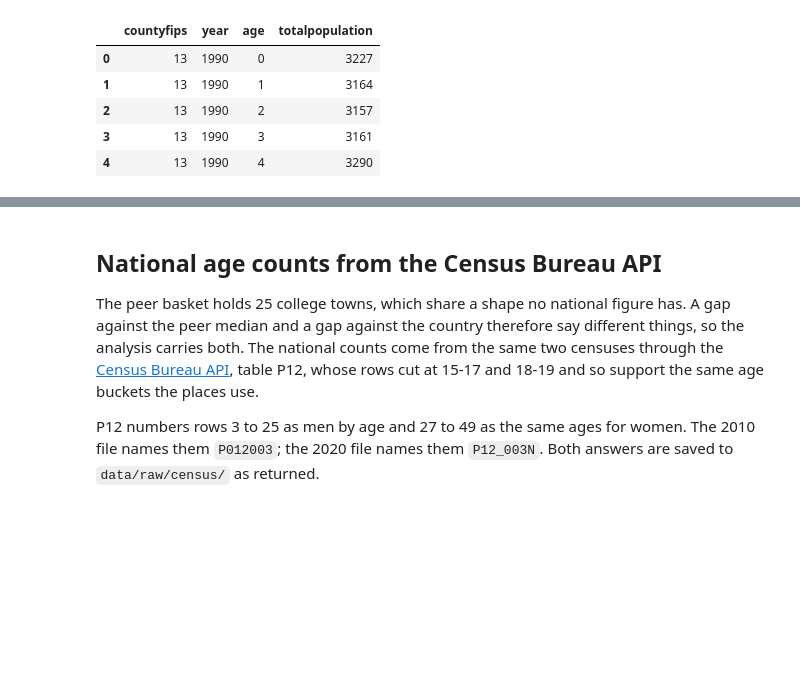
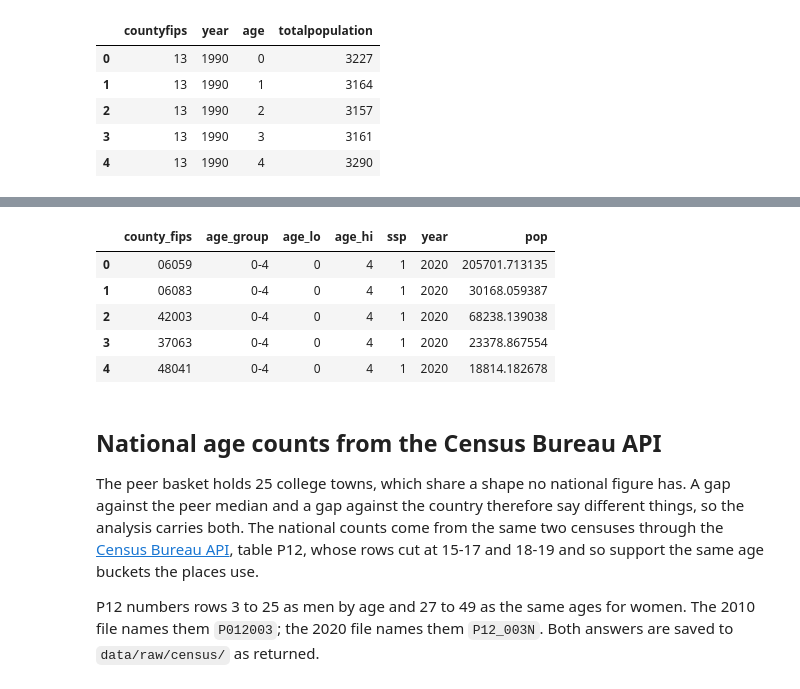
Before and after one commit to brianckeegan/charting-boulder, a Jupyter notebook: 2026-09-bvsd/bvsd-retrieval.ipynb, the cells around one changed output, grey strips where cells are left out. Cells and saved outputs as stored; diff of their text form; code cells hidden in the pictures; blank space fills up the shorter version.

```diff
--- a/2026-09-bvsd/bvsd-retrieval.ipynb
+++ b/2026-09-bvsd/bvsd-retrieval.ipynb
@@ -354,0 +380,76 @@ data/processed/sdo-households-bvsd.csv             2,050 rows x 5 cols   househo
+# %%
+SEDAC = RAW / 'sedac'
+# SEDAC age group -> (file stem, age_lo, age_hi). Eighteen groups, tiling 0 to 85+.
+SEDAC_AGE_GROUPS = {
+    '0-4': ('0_4', 0, 4), '5-9': ('5_9', 5, 9), '10-14': ('10_14', 10, 14),
+    '15-19': ('15_19', 15, 19), '20-24': ('20_24', 20, 24), '25-29': ('25_29', 25, 29),
+    '30-34': ('30_34', 30, 34), '35-39': ('35_39', 35, 39), '40-44': ('40_44', 40, 44),
+    '45-49': ('45_49', 45, 49), '50-54': ('50_54', 50, 54), '55-59': ('55_59', 55, 59),
+    '60-64': ('60_64', 60, 64), '65-69': ('65_69', 65, 69), '70-74': ('70_74', 70, 74),
+    '75-79': ('75_79', 75, 79), '80-84': ('80_84', 80, 84), '85+': ('85_over', 85, 999)}
+SSP_SCENARIOS = [1, 2, 3, 4, 5]
+SEDAC_YEARS = list(range(2020, 2105, 5))
+SEDAC_VALUE_COLS = [f'ssp{ssp}{year}' for year in SEDAC_YEARS for ssp in SSP_SCENARIOS]
+
+# Boulder County, the 25 peer counties, and Broomfield, which BVSD also spans
+BVSD_COUNTY_FIPS = {'08013', '08014'}
+basket_county_s = places_df.loc[(places_df['tier'] == 2) | (places_df['name'] == 'Boulder'),
+                                'county_fips']
+SEDAC_KEEP = set(basket_county_s) | BVSD_COUNTY_FIPS
+
+def read_sedac_age_file(label):
+    stem, age_lo, age_hi = SEDAC_AGE_GROUPS[label]
+    frame = pd.read_excel(SEDAC / f'hauer_county_{stem}_pop_SSPs.xlsx',
+                          usecols=['GEOID10', 'geoid'] + SEDAC_VALUE_COLS)
+    # 86 rows carry a null geoid and all-zero values: Puerto Rico, three Alaska areas and a
+    # handful the 2010 shapefile could not match. They are dropped, not zero-filled.
+    unmatched_df = frame[frame['geoid'].isna()]
+    assert (unmatched_df[SEDAC_VALUE_COLS].to_numpy() == 0).all(), f'{label}: unmatched row is not empty'
+    frame = frame[frame['geoid'].notna()].copy()
+    frame['county_fips'] = frame['GEOID10'].astype(int).astype(str).str.zfill(5)
+    assert frame['county_fips'].is_unique, f'{label}: duplicate county'
+    long_df = frame.melt(id_vars='county_fips', value_vars=SEDAC_VALUE_COLS,
+                         var_name='var', value_name='pop')
+    long_df['ssp'] = long_df['var'].str[3].astype(int)
+    long_df['year'] = long_df['var'].str[4:].astype(int)
+    long_df = long_df.assign(age_group=label, age_lo=age_lo, age_hi=age_hi)
+    return long_df, len(unmatched_df), frame['county_fips'].nunique()
+
+sedac_county_l, sedac_national_l, unmatched_n, county_n = [], [], set(), set()
+for label in SEDAC_AGE_GROUPS:
+    long_df, n_unmatched, n_counties = read_sedac_age_file(label)
+    unmatched_n.add(n_unmatched); county_n.add(n_counties)
+    sedac_national_l.append(long_df.groupby(['age_group', 'age_lo', 'age_hi', 'ssp', 'year'],
+                                            as_index=False)['pop'].sum())
+    sedac_county_l.append(long_df.loc[long_df['county_fips'].isin(SEDAC_KEEP),
+                                      ['county_fips', 'age_group', 'age_lo', 'age_hi',
+                                       'ssp', 'year', 'pop']])
+
+sedac_county_df = pd.concat(sedac_county_l, ignore_index=True)
+sedac_national_df = pd.concat(sedac_national_l, ignore_index=True)
+for frame in (sedac_county_df, sedac_national_df):
+    frame.sort_values(['ssp', 'year', 'age_lo'], inplace=True, kind='stable')
+    frame.reset_index(drop=True, inplace=True)
+
+# Integrity checks
+expected_cells = len(SEDAC_AGE_GROUPS) * len(SSP_SCENARIOS) * len(SEDAC_YEARS)
+assert len(county_n) == 1 and len(unmatched_n) == 1, 'the age files disagree on their county list'
+assert set(sedac_county_df['county_fips']) == SEDAC_KEEP, 'a basket county is missing'
+assert len(sedac_county_df) == len(SEDAC_KEEP) * expected_cells, 'county row count is wrong'
+assert len(sedac_national_df) == expected_cells, 'national row count is wrong'
+for name, frame in [('county', sedac_county_df), ('national', sedac_national_df)]:
+    assert frame['pop'].gt(0).all(), f'{name}: non-positive population'
+    assert set(frame['ssp']) == set(SSP_SCENARIOS), f'{name}: missing a scenario'
+    assert set(frame['year']) == set(SEDAC_YEARS), f'{name}: missing a year'
+# The eighteen groups must tile without a gap or an overlap
+edges_l = sorted((lo, hi) for _, lo, hi in SEDAC_AGE_GROUPS.values())
+assert edges_l[0][0] == 0 and all(b[0] == a[1] + 1 for a, b in zip(edges_l, edges_l[1:])),     'the SEDAC age groups do not tile'
+
+print(f'{county_n.pop():,} counties in each file, {unmatched_n.pop()} unmatched rows dropped')
+print(f'{len(SEDAC_AGE_GROUPS)} age groups x {len(SSP_SCENARIOS)} scenarios x '
+      f'{len(SEDAC_YEARS)} years, {SEDAC_YEARS[0]}-{SEDAC_YEARS[-1]}')
+print(f'kept {len(SEDAC_KEEP)} counties: the 26-county basket plus Broomfield')
+write_table(sedac_county_df, 'sedac-county-age-ssp.csv', 'basket counties, all five SSPs')
+write_table(sedac_national_df, 'sedac-national-age-ssp.csv', 'every US county summed')
+sedac_county_df.head()
+# %% [output]
@@ -355,3 +461,9 @@ data/processed/sdo-households-bvsd.csv             2,050 rows x 5 cols   househo
+|  | county_fips | age_group | age_lo | age_hi | ssp | year | pop |
+| 0 | 06059 | 0-4 | 0 | 4 | 1 | 2020 | 205701.713135 |
+| 1 | 06083 | 0-4 | 0 | 4 | 1 | 2020 | 30168.059387 |
+| 2 | 42003 | 0-4 | 0 | 4 | 1 | 2020 | 68238.139038 |
+| 3 | 37063 | 0-4 | 0 | 4 | 1 | 2020 | 23378.867554 |
+| 4 | 48041 | 0-4 | 0 | 4 | 1 | 2020 | 18814.182678 |
 # %% [markdown]
 ## National age counts from the Census Bureau API
 
```
Also changed, not shown: parts of 5 cells of this notebook, 12 other files.
